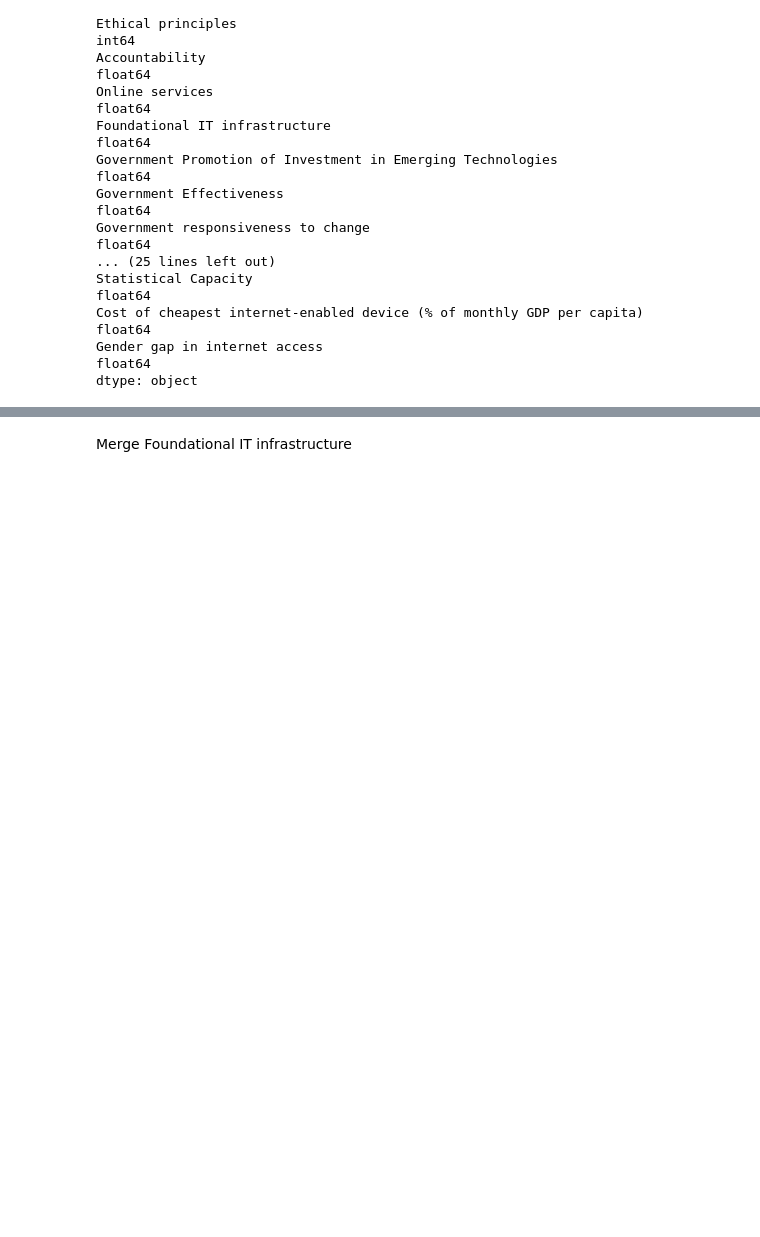
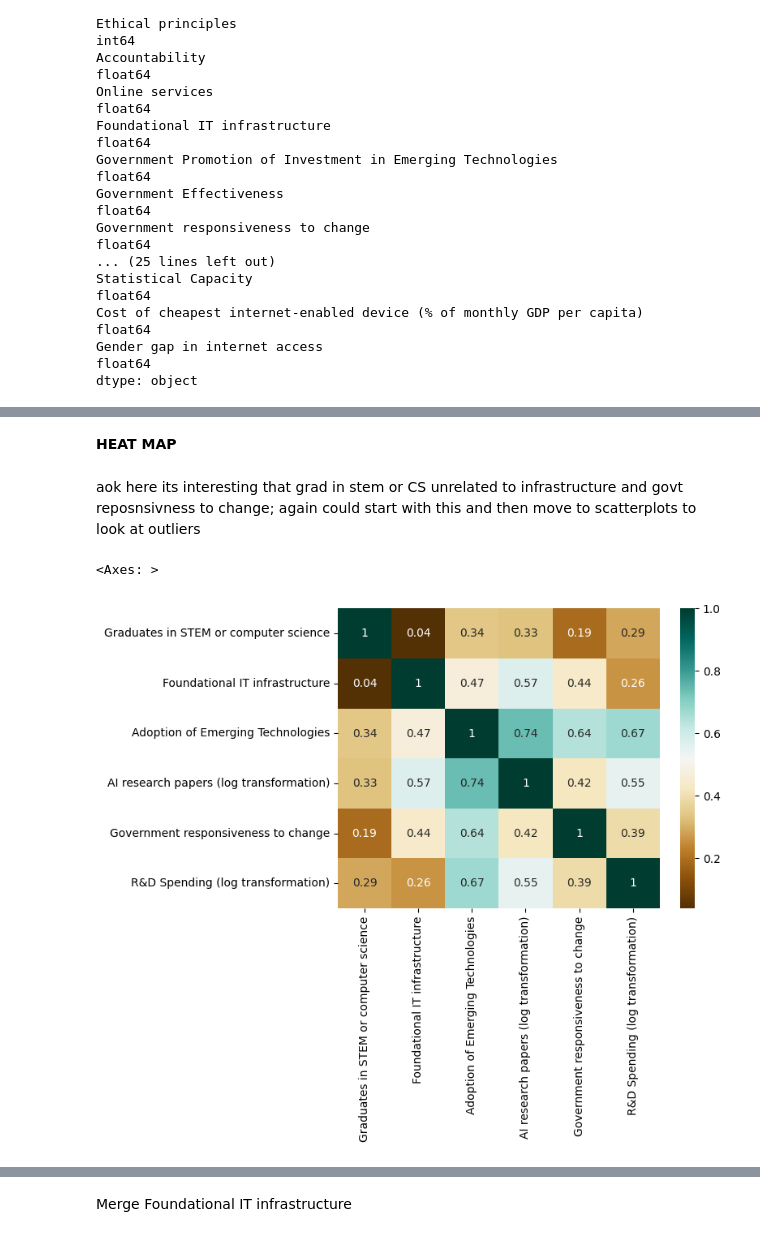
Before and after one commit to ojobo-tech/gisfordatascience, a Jupyter notebook: ps1_ai_adoption_map.ipynb, the cells around one changed output, grey strips where cells are left out. Saved outputs shown, nothing was run; the diff lists cells and outputs as text; code cells hidden in the pictures; blank space fills up the shorter version.

```diff
--- a/ps1_ai_adoption_map.ipynb
+++ b/ps1_ai_adoption_map.ipynb
@@ -247,0 +233,10 @@ ai_readiness_indicators = ai_readiness_indicators[ai_readiness_indicators['Count
+# %% [markdown]
+**HEAT MAP**
+# %% [markdown]
+aok here its interesting that grad in stem or CS unrelated to infrastructure and govt reposnsivness to change; again could start with this and then move to scatterplots to look at outliers
+# %%
+wd_dev_map1 = pd.merge(wd_dev_map, ai_readiness_indicators, on='Country', how='outer', indicator=True)
+sns.heatmap(wd_dev_map1.corr().round(2),cmap="BrBG",annot=True) # RdYlGn love the colors!
+# %% [output]
+<Axes: >
+[figure, added]
```
Also changed, not shown: parts of 32 cells of this notebook.
